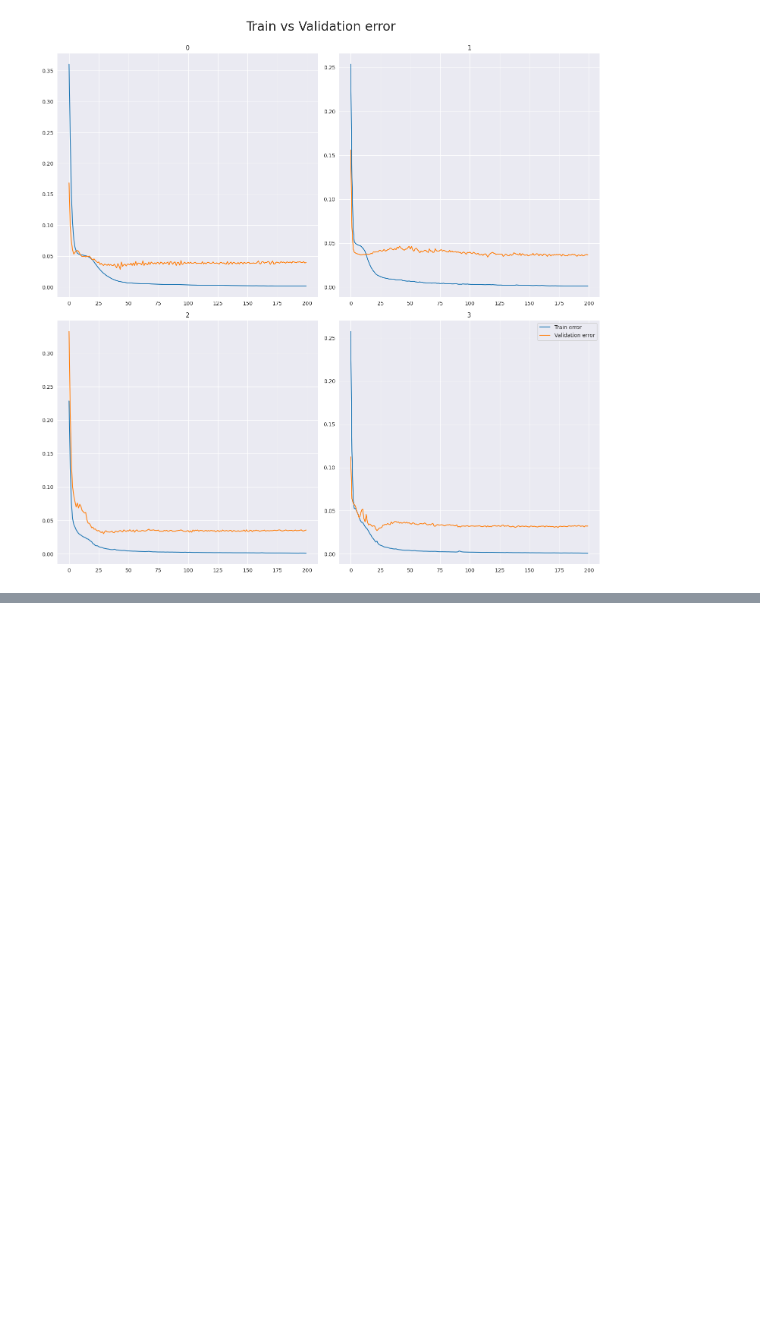
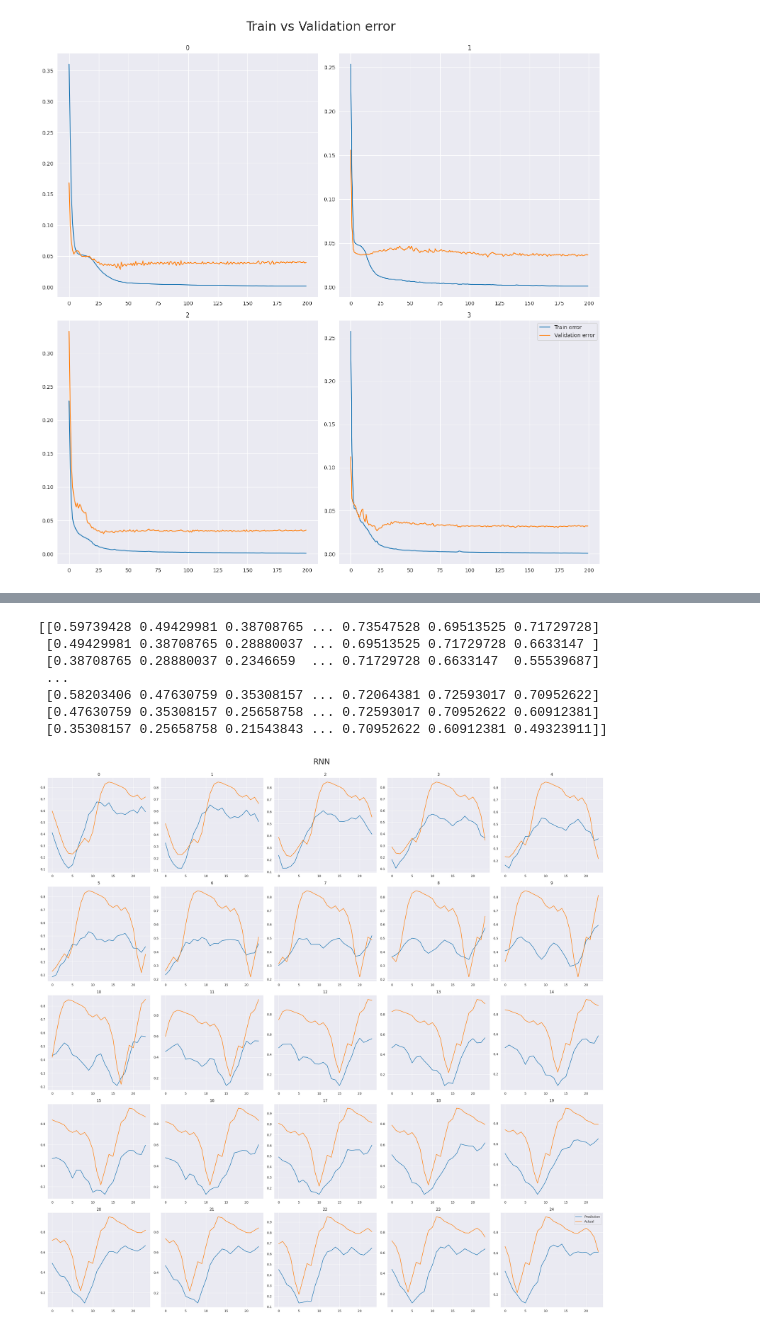
Before and after one commit to MatejPriesol/Forecasting-Carbon-Intensity-and-Solar-Generation, a Jupyter notebook: models/LSTM.ipynb, the cells around one changed output, grey strips where cells are left out. Saved outputs shown, nothing was run; the diff lists cells and outputs as text; code cells hidden in the pictures; blank space fills up the shorter version.

```diff
--- a/models/LSTM.ipynb
+++ b/models/LSTM.ipynb
@@ -167,3 +167,23 @@ plt.legend()
 plt.show()
 # %% [output]
 [figure]
+# %%
+X_train = train[independent_variables]
+Y_train = train[column_to_predict]
+
+# Prepare data for evaluation
+X_test = test[independent_variables]
+# X_test = train[["Hour_1", "Day Type_1"]]
+Y_test = test[column_to_predict]
+
+# Append last 24 hours from train
+last_24_X = X_train.tail(24)
+last_24_Y = Y_train.tail(24)
+
+X_test = pd.concat([last_24_X, X_test], ignore_index=True)
+Y_test = pd.concat([last_24_Y, Y_test], ignore_index=True)
+
+eval_input_sequences, eval_target_variables = create_sequences(X_test, Y_test, NUM_OF_TIMESTEPS_INPUT, NUM_OF_TIMESTEPS_OUTPUT)
+print(Y_test)
+print(eval_input_sequences.shape)
+print(eval_target_variables.shape)
@@ -169,0 +205,9 @@ plt.show()
+# %%
+# Evaluate the model on the test data
+predictions = []
+#print(len(eval_target_variables))
+
+for i in range(len(eval_target_variables)):
+    current_batch = eval_input_sequences[i].reshape((1, NUM_OF_TIMESTEPS_INPUT, num_of_columns))
+    curr_pred = model.predict(current_batch)
+    predictions.append(curr_pred)
@@ -169,0 +232,24 @@ plt.show()
+# %%
+fig, axs = plt.subplots(5, 5, figsize=(25, 25))
+axs = axs.flatten()
+
+for i, column in enumerate(predictions):
+    ax = axs[i]
+    # TODO seems to work but check why column[0]
+    ax.plot(column[0], label="Prediction")
+    ax.plot(target_variables[i], label="Actual")
+    ax.title.set_text(i)
+
+fig.suptitle("RNN", fontsize=24)
+plt.tight_layout(rect=[0, 0, 1, 0.98])
+plt.legend()
+plt.show()
+# %% [output]
+[[0.59739428 0.49429981 0.38708765 ... 0.73547528 0.69513525 0.71729728]
+ [0.49429981 0.38708765 0.28880037 ... 0.69513525 0.71729728 0.6633147 ]
+ [0.38708765 0.28880037 0.2346659  ... 0.71729728 0.6633147  0.55539687]
+ ...
+ [0.58203406 0.47630759 0.35308157 ... 0.72064381 0.72593017 0.70952622]
+ [0.47630759 0.35308157 0.25658758 ... 0.72593017 0.70952622 0.60912381]
+ [0.35308157 0.25658758 0.21543843 ... 0.70952622 0.60912381 0.49323911]]
+[figure, added]
```
Also changed, not shown: parts of 3 cells of this notebook, 2 other files.
